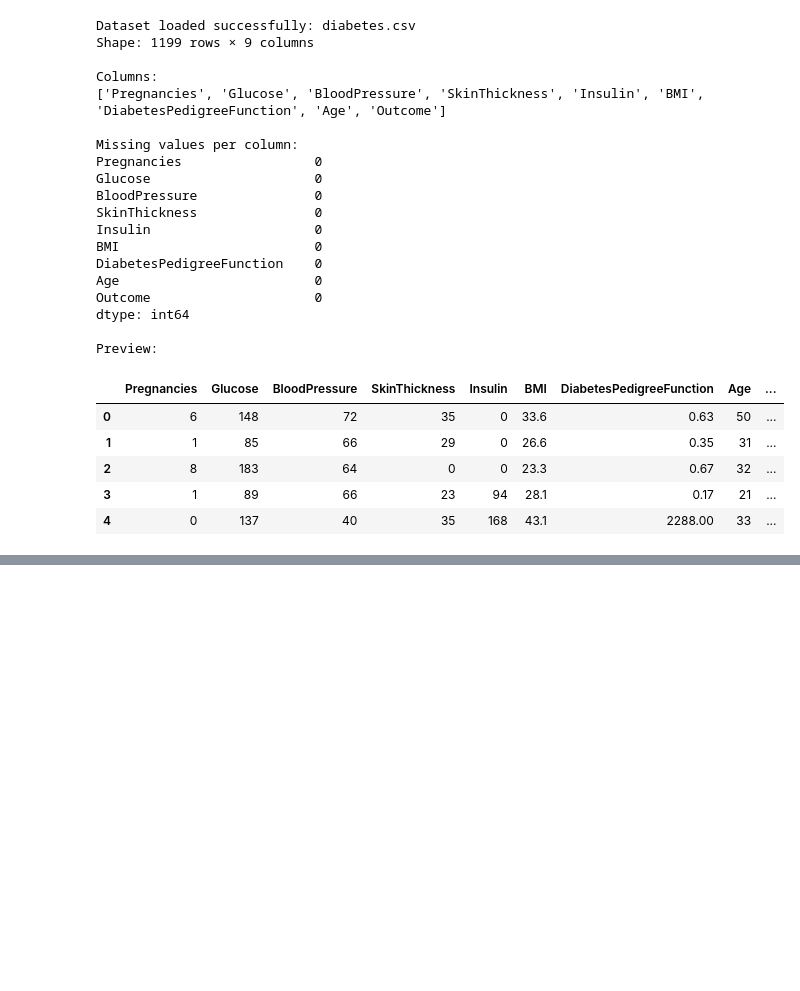
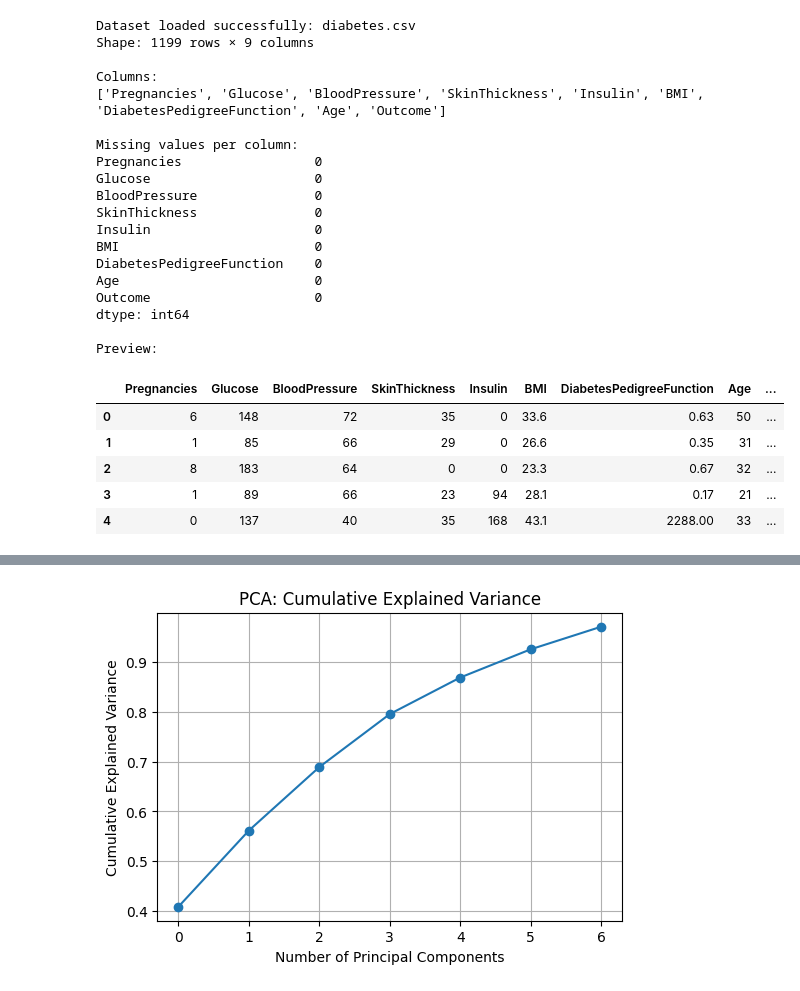
Before and after one commit to Alx-a-cod/MLiterallyConfused, a Jupyter notebook: ML_Assignment_1.ipynb, the cells around one changed output, grey strips where cells are left out. Saved outputs shown, nothing was run; the diff lists cells and outputs as text; code cells hidden in the pictures; blank space fills up the shorter version.

```diff
--- a/ML_Assignment_1.ipynb
+++ b/ML_Assignment_1.ipynb
@@ -94,6 +94,11 @@ display(summary.round(2)) # display wrap for prettier dataframes: renders as cle
 | Age | 1199.0 | 40.10 | 14.01 | 21.00 | 26.5 | 41.00 | 51.00 | 81.0 | 0 |
 | Outcome | 1199.0 | 0.40 | 0.49 | 0.00 | 0.0 | 0.00 | 1.00 | 1.0 | 0 |
 # %%
+
+# =========================
+# DATA PREPROCESSING
+# =========================
+
 import numpy as np
 import pandas as pd
 
@@ -104,16 +109,24 @@ from sklearn.preprocessing import StandardScaler
 from sklearn.impute import SimpleImputer
 from sklearn.pipeline import Pipeline
 from sklearn.compose import ColumnTransformer
+from sklearn.decomposition import PCA
+import matplotlib.pyplot as plt
+
 
 # ==== 0. original copy to avoid overwriting ====
 
 df_clean = df.copy()
 
 # ==== 1. Replaced impossible zeros with NaN ====
-# Define variables used in the original cell
+
 target = "Outcome"
 zeros_as_missing = ["Glucose", "BloodPressure", "SkinThickness", "Insulin", "BMI", "Age"]
-log_transform = [] # Assuming no log transform is needed for now.
+log_transform = []
+
+# --- SAFETY CHECK: see if the dataset is missing any column names ---
+missing_cols = set(zeros_as_missing) - set(df_clean.columns)
+if missing_cols:
+    print("Warning! Columns expected for zero-replacement not found:", missing_cols)
 
 if zeros_as_missing is not None:
     for col in zeros_as_missing:
@@ -132,7 +145,7 @@ if zeros_as_missing is not None:
                 df_clean[col] = np.log1p(df_clean[col])
                 print(f"Applied log1p transform to '{col}'")
 
-# === 1.5 : Splitting dataset before imputation/scaling (leakage prevention)===
+# === 2. Splitting dataset before imputation/scaling (leakage prevention)===
 
 X = df_clean.drop(target, axis=1)
 y = df_clean[target]
@@ -149,40 +162,78 @@ x_train, x_val, y_train, y_val = train_test_split(
 
 print(f"\nData split shapes: Train: {x_train.shape}, Val: {x_val.shape}, Test: {x_test.shape}")
 
-# === 2: build preprocessing pipeline (imputation + scaling) ===
-
-numeric_features = X_train.columns.tolist()
+# ==== 3. Preprocessing pipeline: median imputation + scaling + PCA ====
+numeric_features = x_train.columns.tolist()
 
 numeric_transformer = Pipeline([
-    ("imputer", SimpleImputer(strategy="median")), # median imputation
-    ("scaler", StandardScaler())                   # standard scaling
-
-    # Uncomment PCA if you want dimensionality reduction
-    # ("pca", PCA(n_components=0.95))  # keeps 95% variance
+    ("imputer", SimpleImputer(strategy="median")),  # handles NaN robustly
+    ("scaler", StandardScaler()),                   # zero mean, unit variance
+    ("pca", PCA(n_components=0.95))                 # keeps 95% of variance
 ])
 
 preprocessor = ColumnTransformer([
-("num", numeric_transformer, numeric_features)],
-remainder="drop")
+    ("num", numeric_transformer, numeric_features)
+], remainder="drop")
 
-# Fit/transform on training data only
+# Fit/transform training data; transform val/test
 x_train_p = preprocessor.fit_transform(x_train)
 x_val_p = preprocessor.transform(x_val)
 x_test_p = preprocessor.transform(x_test)
 
-print("\nPreprocessing pipeline applied (median imputation + standard scaling).")
+print("\nPreprocessing pipeline applied (median imputation + scaling + PCA).")
+print("Shape after preprocessing (train):", x_train_p.shape)
 
-# === 3: outlier detection ===
-# z-score
+# ==== 4. Outlier detection on training data ====
+X_train_scaled_df = pd.DataFrame(
+    preprocessor.named_transformers_['num'].named_steps['scaler'].transform(
+        SimpleImputer(strategy="median").fit_transform(x_train)
+    ),
+    columns=numeric_features
+)
 
-X_train_df = pd.DataFrame(x_train_p, columns=numeric_features)
-z_scores = np.abs(stats.zscore(X_train_df))
-outlier_flags_train = (z_scores > 3).any(axis=1)
+z_scores = np.abs(stats.zscore(X_train_scaled_df))
+outlier_flags = (z_scores > 3).any(axis=1)
+print(f"Training rows flagged as potential outliers (|z|>3): {outlier_flags.sum()}")
 
-print(f"Training rows flagged as potential outliers (|z|>3): {outlier_flags_train.sum()}")
+# ==== 5. PCA inspection: all components ====
+pca = preprocessor.named_transformers_['num'].named_steps['pca']
 
+# PCA component matrix
+pca_components_df = pd.DataFrame(
+    pca.components_,
+    columns=numeric_features,
+    index=[f"PC{i+1}" for i in range(pca.n_components_)]
+)
+print("\nPCA Components (full matrix):")
+display(pca_components_df.round(3))
 
-# Last sanity check
-print("\n Quick summary after cleaning:")
-display(pd.DataFrame(x_train_p, columns=numeric_features).describe().T.round(2))
+# Explained variance
+explained_df = pd.DataFrame({
+    "PC": [f"PC{i+1}" for i in range(pca.n_components_)],
+    "Explained Variance Ratio": np.round(pca.explained_variance_ratio_, 3),
+    "Cumulative Variance": np.round(np.cumsum(pca.explained_variance_ratio_), 3)
+})
+print("\nExplained variance by each PC:")
+display(explained_df)
+
+# Plot cumulative explained variance
+plt.figure(figsize=(6,4))
+plt.plot(np.cumsum(pca.explained_variance_ratio_), marker='o')
+plt.xlabel("Number of Principal Components")
+plt.ylabel("Cumulative Explained Variance")
+plt.title("PCA: Cumulative Explained Variance")
+plt.grid(True)
+plt.show()
+
+# Optional: transformed train set in PCA space
+X_train_pca_df = pd.DataFrame(
+    x_train_p,
+    columns=[f"PC{i+1}" for i in range(x_train_p.shape[1])]
+)
+display(X_train_pca_df.head())
+
+# ==== 6. Sanity checks ====
+print("\nAny NaN after preprocessing?", np.isnan(x_train_p).sum())
+print("\nSummary stats after preprocessing (train set):")
+display(X_train_pca_df.describe().T.round(2))
 # %% [output]
@@ -189,0 +279 @@ IndentationError: unindent does not match any outer indentation level (<tokenize
+[figure, added]
```
Also changed, not shown: parts of 8 cells of this notebook.
